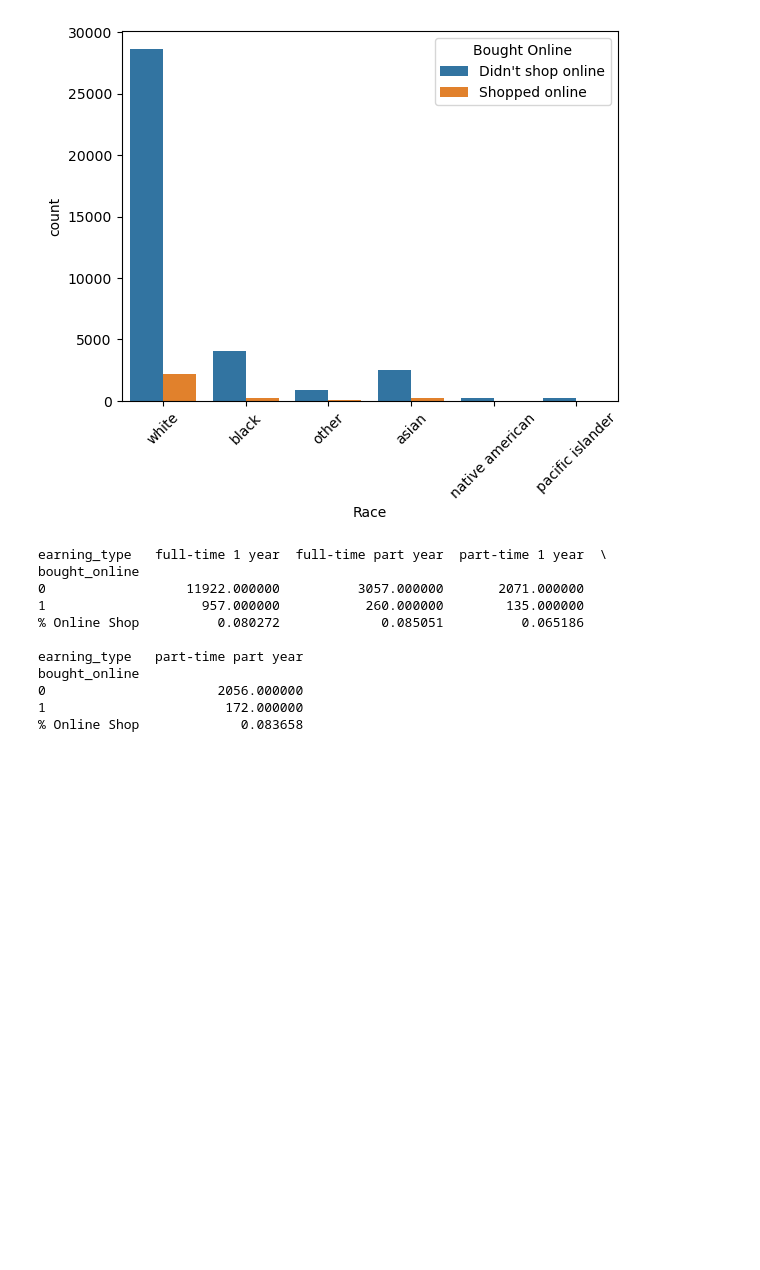
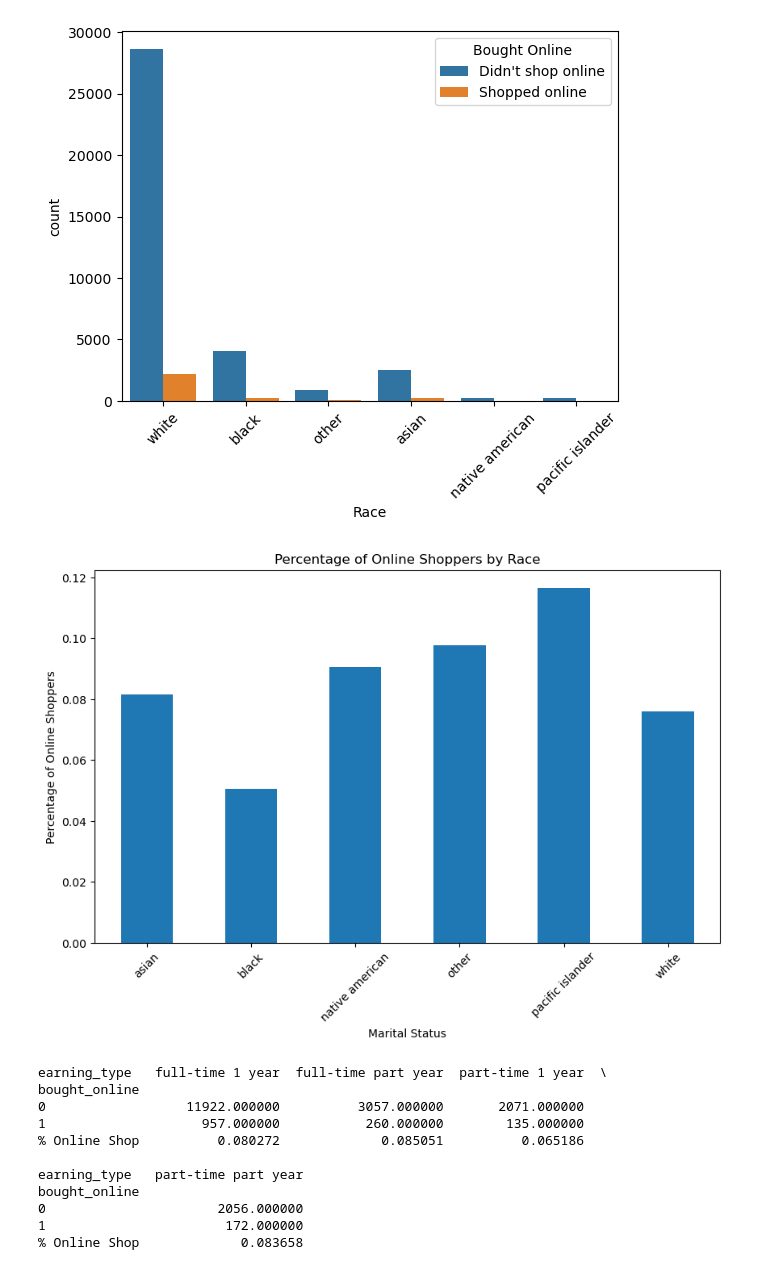
Before and after one commit to hungtran10/5000project-hungtran, a Jupyter notebook: technical-details/eda/main.ipynb, the cells around one changed output. Saved outputs shown, nothing was run; the diff lists cells and outputs as text; code cells hidden in the pictures; blank space fills up the shorter version.

```diff
--- a/technical-details/eda/main.ipynb
+++ b/technical-details/eda/main.ipynb
@@ -294,10 +396,10 @@ After seeing that online shoppers earn more than their counterparts, let's run s
 # %%
 crosstab1 = pd.crosstab(df['bought_online'], df['race'])
 # Calculate the ratio of the 2nd row's values over the 1st
-percent_row = crosstab1.iloc[1] / crosstab1.iloc[0]
+percent_row1 = crosstab1.iloc[1] / crosstab1.iloc[0]
 
 # Add a new row to the crosstab
-crosstab1.loc['% Online Shop'] = percent_row
+crosstab1.loc['% Online Shop'] = percent_row1
 
 print(crosstab1)
 # %% [output]
@@ -322,6 +424,17 @@ plt.xlabel("Race")
 plt.show()
 # %% [output]
 [figure]
+# %%
+# Create a bar plot for race
+plt.figure(figsize=(10, 6))
+percent_row1.plot(kind='bar')
+plt.title('Percentage of Online Shoppers by Race')
+plt.xlabel('Marital Status')
+plt.ylabel('Percentage of Online Shoppers')
+plt.xticks(rotation=45)
+plt.show()
+# %% [output]
+[figure, added]
 # %%
 crosstab2 = pd.crosstab(df['bought_online'], df['earning_type'])
 # Calculate the ratio of the 2nd row's values over the 1st
```
Also changed, not shown: parts of 12 cells of this notebook, 15 other files.
